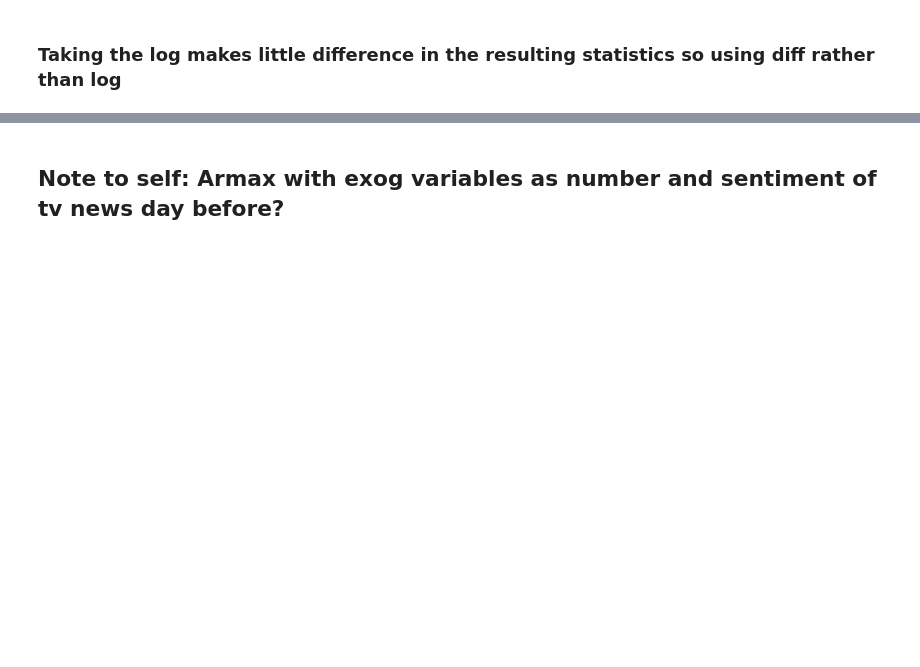
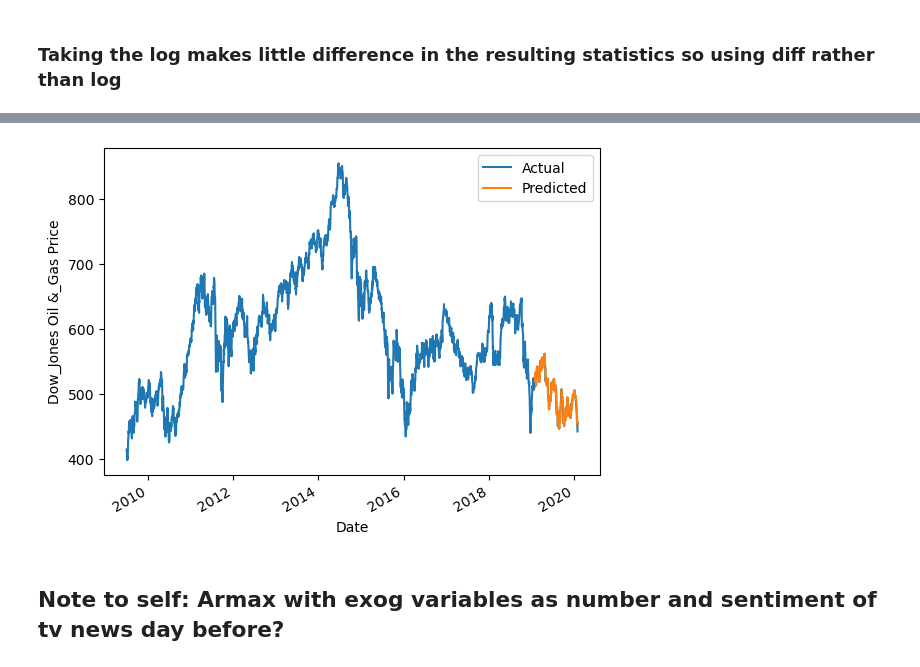
Before and after one commit to keb101/Image-Classification-Indian-Clothing, a Jupyter notebook: Former Capstone_three/notebooks/03.stock_prices.ipynb, the cells around one changed output, grey strips where cells are left out. Saved outputs shown, nothing was run; the diff lists cells and outputs as text; code cells hidden in the pictures; blank space fills up the shorter version.

```diff
--- a/Former Capstone_three/notebooks/03.stock_prices.ipynb
+++ b/Former Capstone_three/notebooks/03.stock_prices.ipynb
@@ -494,2 +496,11 @@ Warnings:
+# %%
+y_oil.plot(label="Actual")
+y_pred.plot(label="Predicted")
+plt.legend()
+plt.xlabel('Date')
+plt.ylabel('Dow_Jones Oil &_Gas Price')
+plt.show()
+# %% [output]
+[figure, added]
 # %% [markdown]
 ## Note to self: Armax with exog variables as number and sentiment of tv news day before?
```
Also changed, not shown: parts of 42 cells of this notebook, 3 other files.
